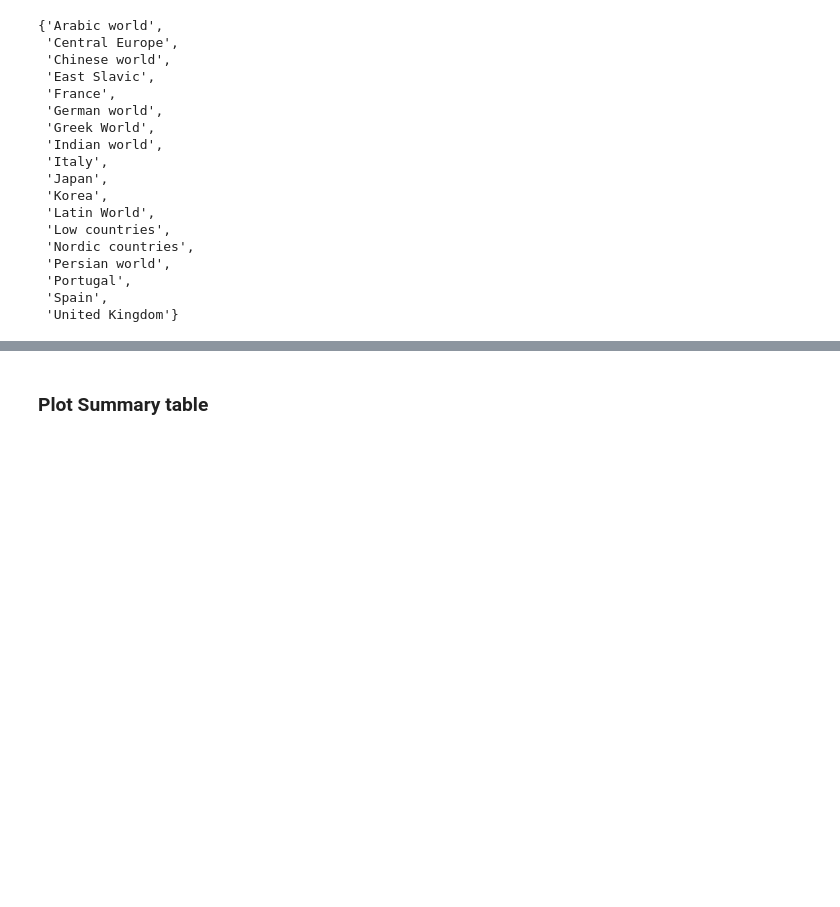
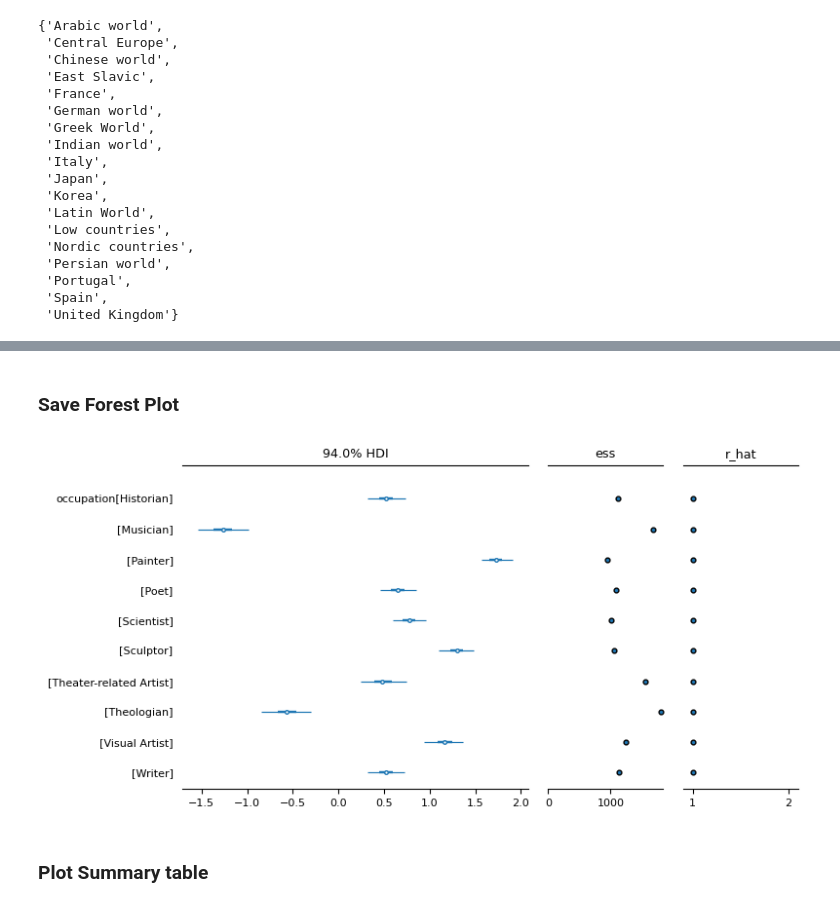
Before and after one commit to charlesdedampierre/cultura_project, a Jupyter notebook: unseen_species_model/run_best_model.ipynb, the cells around one changed output, grey strips where cells are left out. Saved outputs shown, nothing was run; the diff lists cells and outputs as text; code cells hidden in the pictures; blank space fills up the shorter version.

```diff
--- a/unseen_species_model/run_best_model.ipynb
+++ b/unseen_species_model/run_best_model.ipynb
@@ -135,3 +141,22 @@ Log Likelihood time = 0:00:00.518081
+# %% [markdown]
+### Save Forest Plot
+# %%
+forest_plot = az.plot_forest(
+    data=base_model_fitted,
+    figsize=(6, 4),
+    var_names=["occupation"],
+    r_hat=True,
+    combined=True,
+    textsize=8,
+    ess=True,
+)
+
+fig = forest_plot[0].get_figure()
+fig.set_size_inches(8, 4)  # Adjust size as needed
+fig.tight_layout()
+#fig.savefig("results/occupation/forest_plot.png")
+# %% [output]
+[figure, added]
 # %%
 #region = 'France'
 #occupation = 'Architecture'
```
Also changed, not shown: parts of 9 cells of this notebook, 51 other files.
